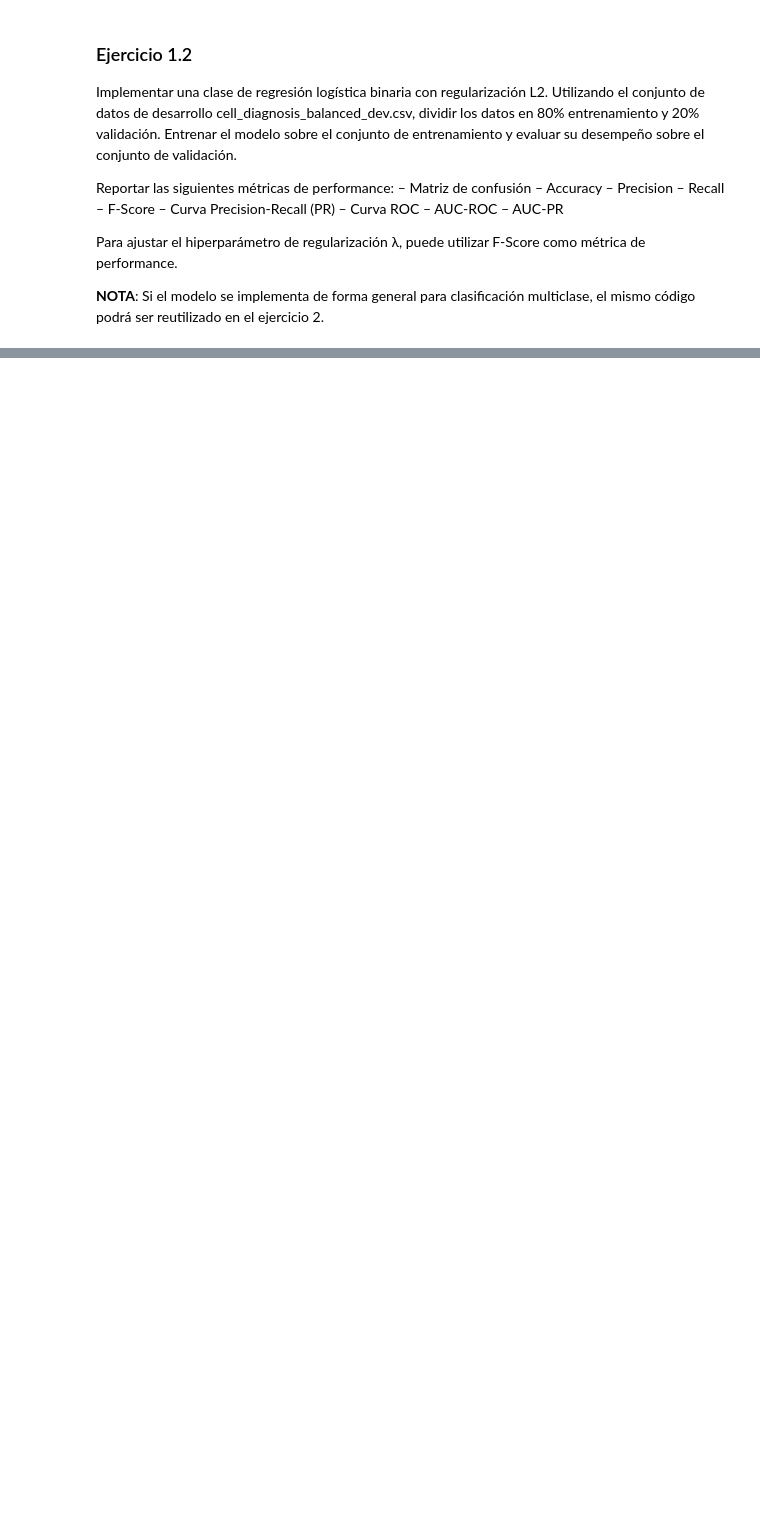
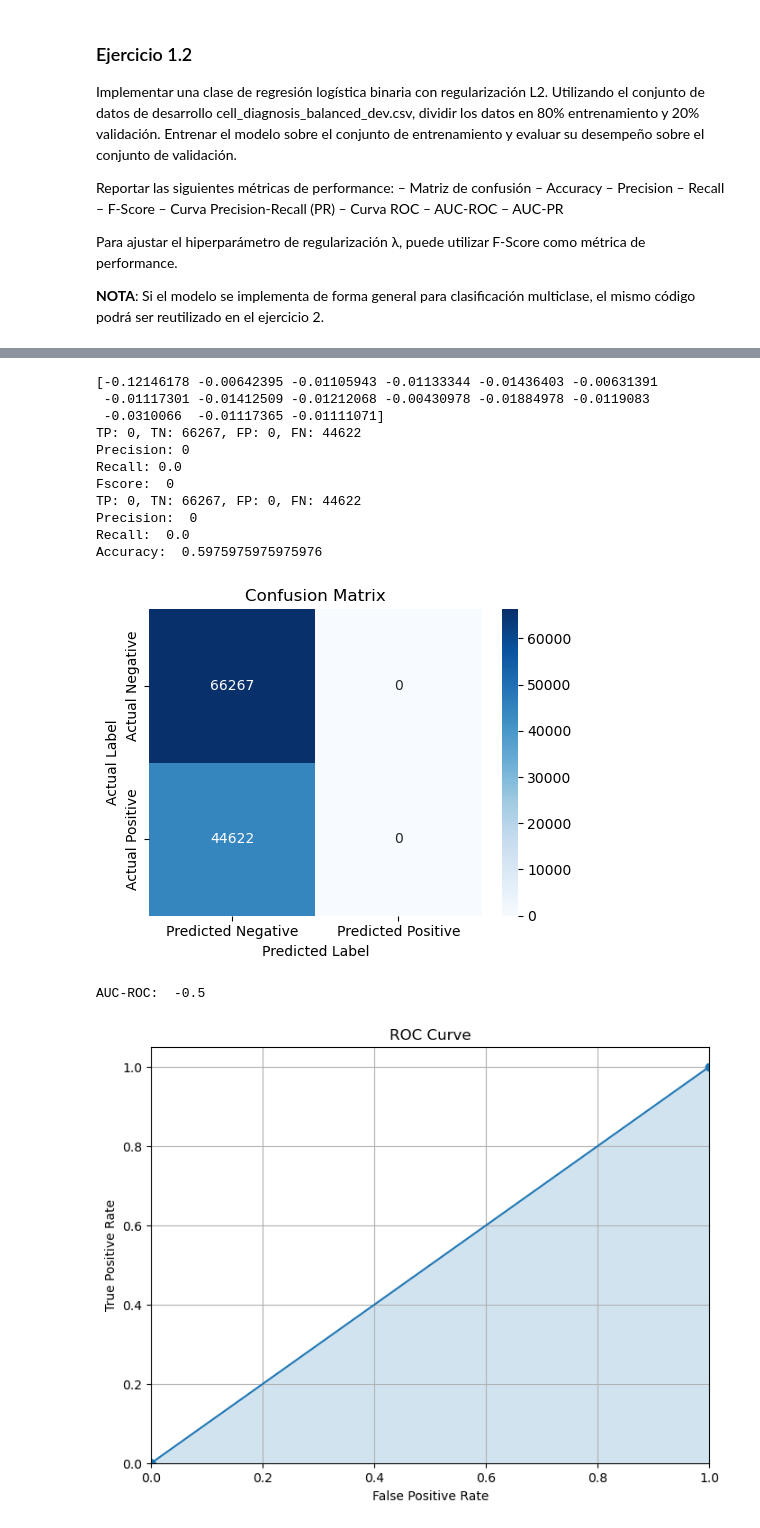
Before and after one commit to felicitasmarolda/MLyDL_TPs, a Jupyter notebook: Marolda_Felicitas_TP2/Marolda_Felicitas_Notebook_TP2.ipynb, the cells around one changed output, grey strips where cells are left out. Cells and saved outputs as stored; diff of their text form; code cells hidden in the pictures; blank space fills up the shorter version.

```diff
--- a/Marolda_Felicitas_TP2/Marolda_Felicitas_Notebook_TP2.ipynb
+++ b/Marolda_Felicitas_TP2/Marolda_Felicitas_Notebook_TP2.ipynb
@@ -156,3 +159,49 @@ Fscore: 0
 [figure]
 Best L2:  None
 Best threshold:  None
+# %%
+importlib.reload(mod)
+importlib.reload(pp)
+importlib.reload(met)
+
+X_train, y_train, features = pp.df_breakDown(train_data, y='Diagnosis')
+X_val, y_val, _ = pp.df_breakDown(val_data, y='Diagnosis')
+
+# print("Distribución de Diagnosis en train:")
+# print(X_train_fold['Diagnosis'].value_counts())
+
+X_train = pp.min_max_scaling(X_train, X_train.min(), X_train.max())
+X_val = pp.min_max_scaling(X_val, X_train.min(), X_train.max())
+
+model = mod.Logistic_Regression(X_train, y_train, features, 0, 0.5)
+model_val = model.predict(X_val)
+print(model.coef)
+
+print("Fscore: ", met.f_score(y_val, model_val))
+print("Precision: ", met.precision(y_val, model_val))
+print("Recall: ", met.recall(y_val, model_val))
+print("Accuracy: ", met.accuracy(y_val, model_val))
+TP, TN, FP, FN = met.confusion_matrix(y_val, model_val)
+met.draw_confusion_matrix(TP, TN, FP, FN)
+print("AUC-ROC: ", met.AUC_ROC(y_val, model_val))
+met.draw_AUC_ROC(y_val, model_val)
+print("AUC-PR: ", met.AUC_PR(y_val, model_val))
+print("curve ROC: ", met.curve_ROC(y_val, model_val))
+met.draw_ROC_curve(y_val, model_val)
+print("curve precision recall: ", met.curve_precision_recall(y_val, model_val))
+met.draw_precision_recall_curve(y_val, model_val)
+# %% [output]
+[-0.12146178 -0.00642395 -0.01105943 -0.01133344 -0.01436403 -0.00631391
+ -0.01117301 -0.01412509 -0.01212068 -0.00430978 -0.01884978 -0.0119083
+ -0.0310066  -0.01117365 -0.01111071]
+TP: 0, TN: 66267, FP: 0, FN: 44622
+Precision: 0
+Recall: 0.0
+Fscore:  0
+TP: 0, TN: 66267, FP: 0, FN: 44622
+Precision:  0
+Recall:  0.0
+Accuracy:  0.5975975975975976
+[figure, added]
+AUC-ROC:  -0.5
+[figure, added]
```
Also changed, not shown: parts of 5 cells of this notebook, 3 other files.
